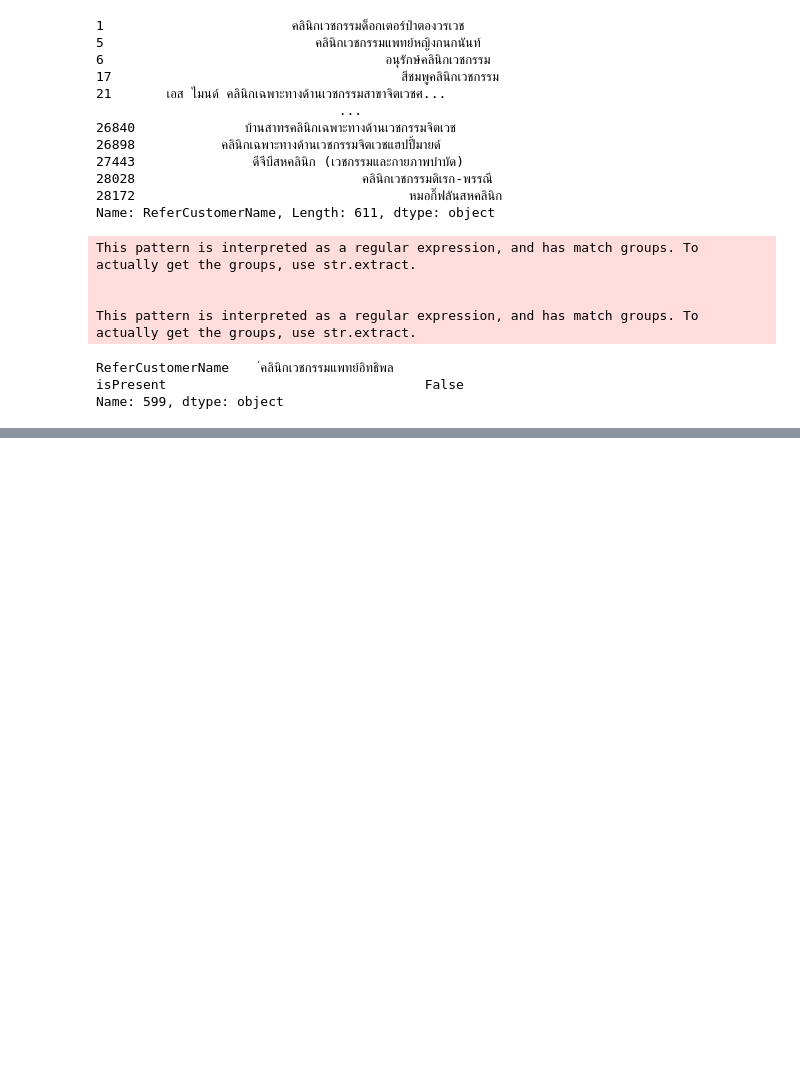
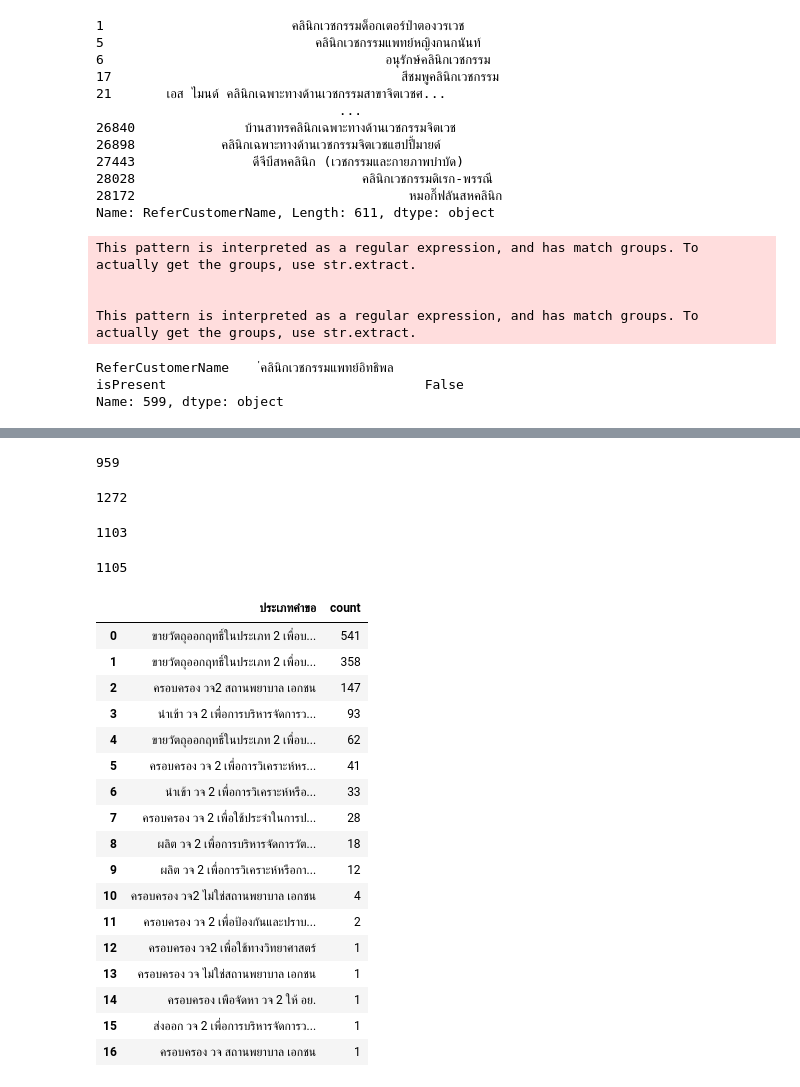
Before and after one commit to konrawit13/nct_distr, a Jupyter notebook: dist_report_v8.ipynb, the cells around one changed output, grey strips where cells are left out. Saved outputs shown, nothing was run; the diff lists cells and outputs as text; code cells hidden in the pictures; blank space fills up the shorter version.

```diff
--- a/dist_report_v8.ipynb
+++ b/dist_report_v8.ipynb
@@ -400,0 +466,2 @@ df.to_csv("C:/Users/ASUS/Downloads/ws_pre_license.csv", index=False)
+# %%
+ws_df = ws_df.drop_duplicates()
@@ -400,0 +493,7 @@ df.to_csv("C:/Users/ASUS/Downloads/ws_pre_license.csv", index=False)
+# %%
+type_keywords = ['วัตถุออกฤทธิ์ในประเภท 2', 'วจ 2', 'วจ2','ครอบครอง วจ ไม่ใช่สถานพยาบาล เอกชน','ครอบครอง วจ สถานพยาบาล เอกชน']
+# %%
+wsf_df = pd.DataFrame()
+for t in type_keywords:
+    loc_df = ws_df.loc[ws_df['ประเภทคำขอ'].str.contains(t)]
+    wsf_df = pd.concat([wsf_df,loc_df], axis=0).drop_duplicates()
@@ -400,0 +520,2 @@ df.to_csv("C:/Users/ASUS/Downloads/ws_pre_license.csv", index=False)
+# %%
+ct_alltypes = wsf_df['ประเภทคำขอ'].value_counts().reset_index()
@@ -400,0 +543,37 @@ df.to_csv("C:/Users/ASUS/Downloads/ws_pre_license.csv", index=False)
+# %%
+wsf_df['ชื่อผู้รับอนุญาต'].nunique()
+# %% [output]
+959
+# %%
+wsf_df['เลขใบอนุญาต'].nunique()
+# %% [output]
+1272
+# %%
+wsf_df['ที่อยู่สถานที่'].nunique()
+# %% [output]
+1103
+# %%
+wsf_df['ชื่อผู้ดำเนินกิจการ'].nunique()
+# %% [output]
+1105
+# %%
+ct_alltypes
+# %% [output]
+|  | ประเภทคำขอ | count |
+| 0 | ขายวัตถุออกฤทธิ์ในประเภท 2 เพื่อบ... | 541 |
+| 1 | ขายวัตถุออกฤทธิ์ในประเภท 2 เพื่อบ... | 358 |
+| 2 | ครอบครอง วจ2 สถานพยาบาล เอกชน | 147 |
+| 3 | นำเข้า วจ 2 เพื่อการบริหารจัดการว... | 93 |
+| 4 | ขายวัตถุออกฤทธิ์ในประเภท 2 เพื่อบ... | 62 |
+| 5 | ครอบครอง วจ 2 เพื่อการวิเคราะห์หร... | 41 |
+| 6 | นำเข้า วจ 2 เพื่อการวิเคราะห์หรือ... | 33 |
+| 7 | ครอบครอง วจ 2 เพื่อใช้ประจำในการป... | 28 |
+| 8 | ผลิต วจ 2 เพื่อการบริหารจัดการวัต... | 18 |
+| 9 | ผลิต วจ 2 เพื่อการวิเคราะห์หรือกา... | 12 |
+| 10 | ครอบครอง วจ2 ไม่ใช่สถานพยาบาล เอกชน | 4 |
+| 11 | ครอบครอง วจ 2 เพื่อป้องกันและปราบ... | 2 |
+| 12 | ครอบครอง วจ2 เพื่อใช้ทางวิทยาศาสตร์ | 1 |
+| 13 | ครอบครอง วจ ไม่ใช่สถานพยาบาล เอกชน | 1 |
+| 14 | ครอบครอง เพือจัดหา วจ 2 ให้ อย. | 1 |
+| 15 | ส่งออก วจ 2 เพื่อการบริหารจัดการว... | 1 |
+| 16 | ครอบครอง วจ สถานพยาบาล เอกชน | 1 |
```
Also changed, not shown: parts of 21 cells of this notebook.
